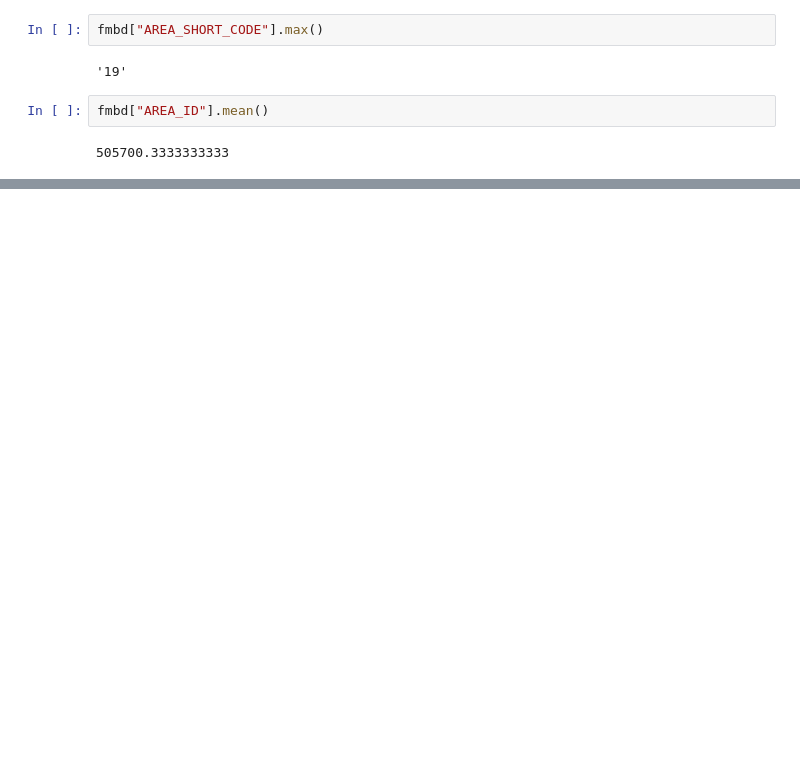
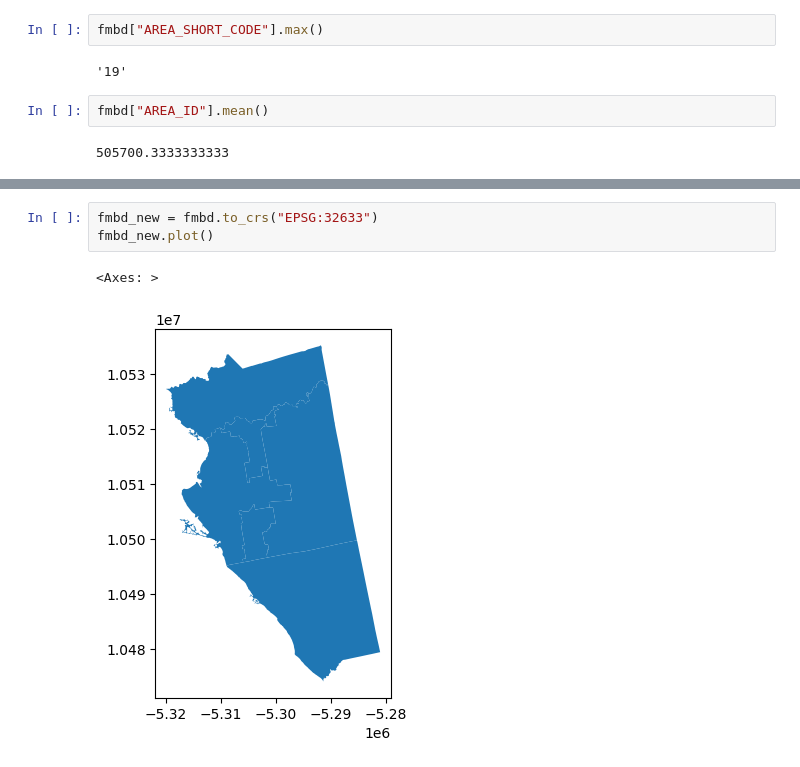
Before and after one commit to cghr-toronto/msa-2024-internship, a Jupyter notebook: experiments/manipulate.ipynb, the cells around one changed output, grey strips where cells are left out. Saved outputs shown, nothing was run; the diff lists cells and outputs as text; blank space fills up the shorter version.

```diff
--- a/experiments/manipulate.ipynb
+++ b/experiments/manipulate.ipynb
@@ -30,0 +37,6 @@ fmbd["AREA_ID"].mean()
+# %%
+fmbd_new = fmbd.to_crs("EPSG:32633")
+fmbd_new.plot()
+# %% [output]
+<Axes: >
+[figure, added]
```
Also changed, not shown: parts of 5 cells of this notebook.
